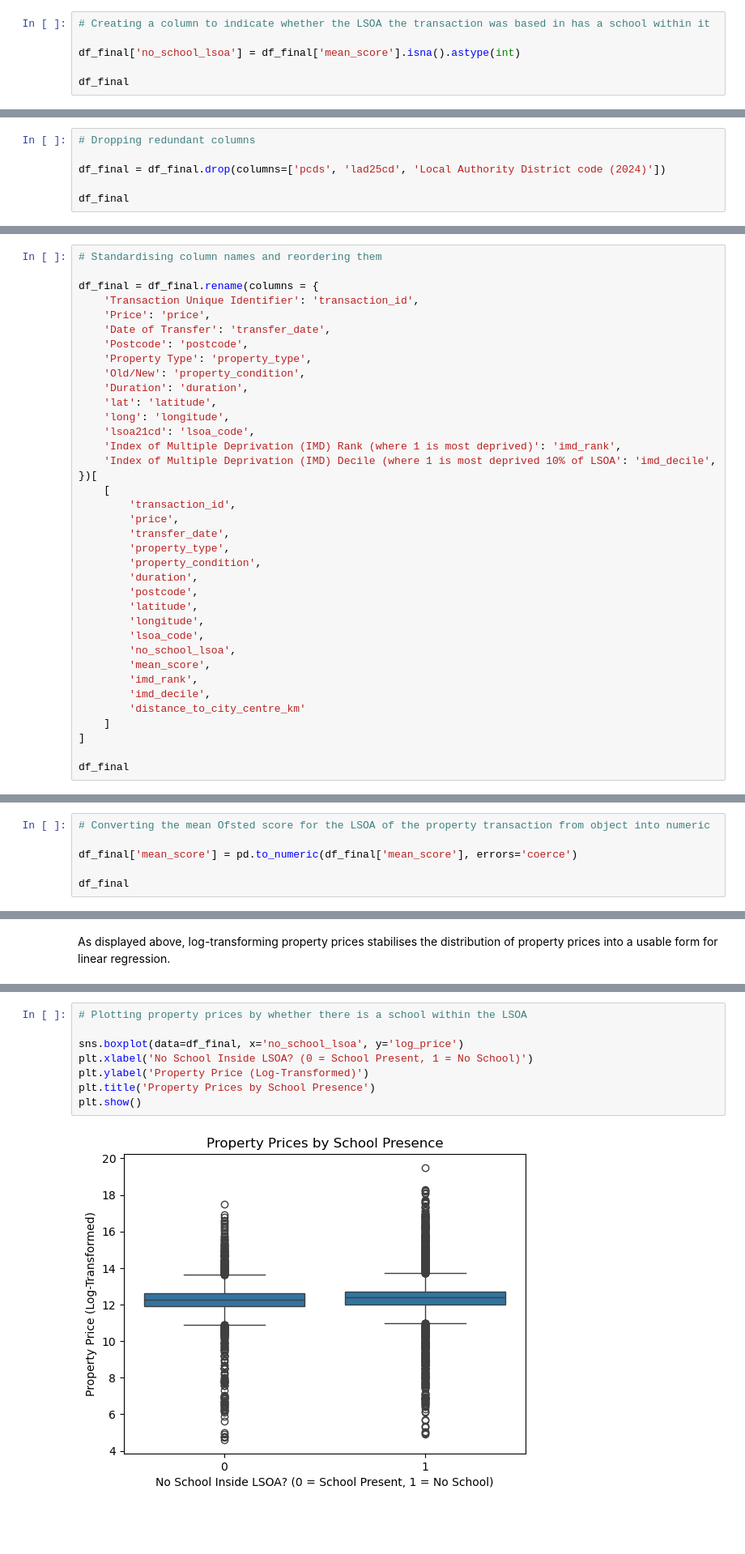
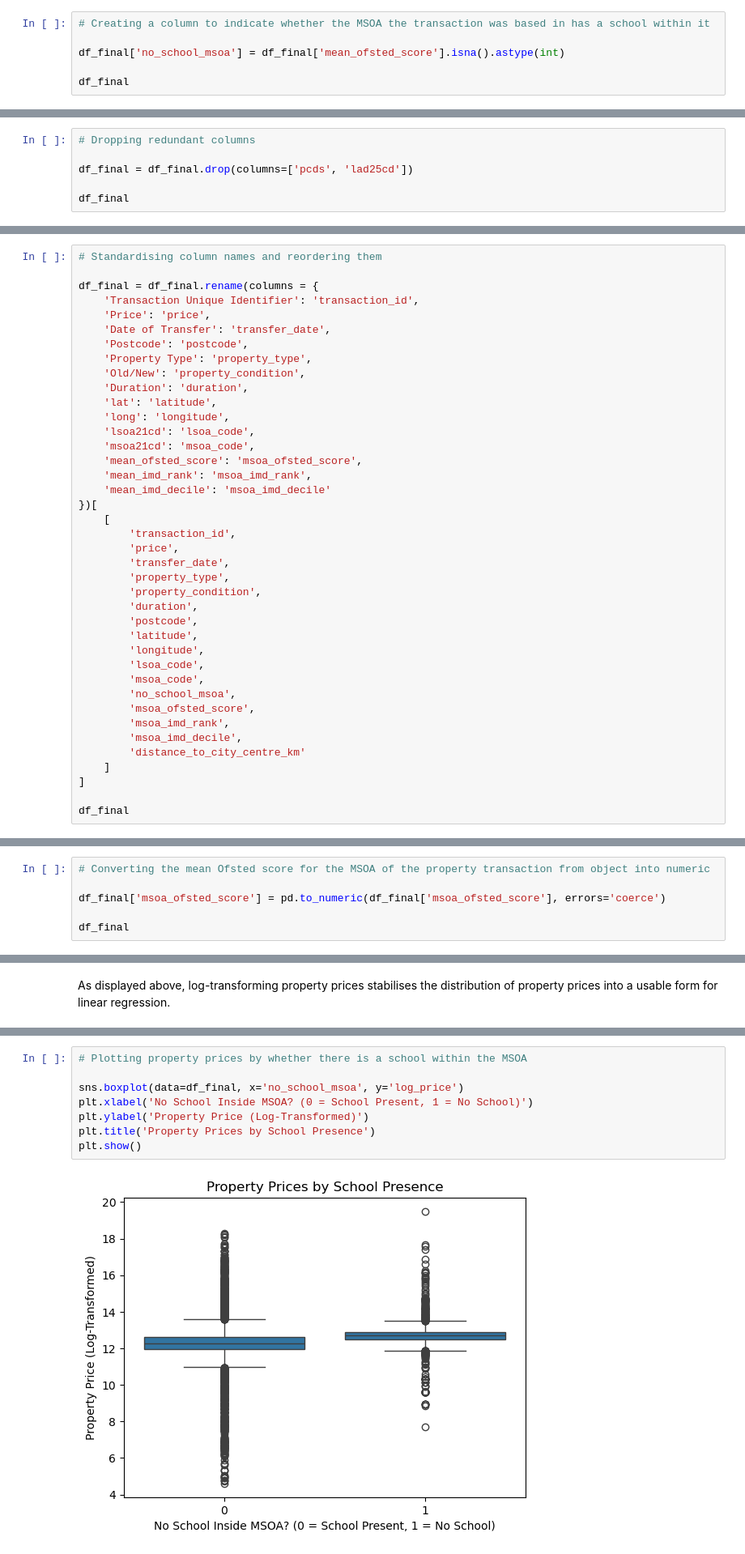
Before and after one commit to jonathanskuy/manchester-property-vs-education, a Jupyter notebook: notebooks/manchester_property_vs_education.ipynb, the cells around one changed output, grey strips where cells are left out. Shown at 81% size. Drawn from its saved outputs; the diff is of its cells as text; blank space fills up the shorter version.

Commit message:
Transitioning to MSOA Level Data (In-Progress)

```diff
--- a/notebooks/manchester_property_vs_education.ipynb
+++ b/notebooks/manchester_property_vs_education.ipynb
@@ -745,7 +797,7 @@ df_final['mean_score'].isna().mean() * 100
 # %%
-# Creating a column to indicate whether the LSOA the transaction was based in has a school within it
+# Creating a column to indicate whether the MSOA the transaction was based in has a school within it
 
-df_final['no_school_lsoa'] = df_final['mean_score'].isna().astype(int)
+df_final['no_school_msoa'] = df_final['mean_ofsted_score'].isna().astype(int)
 
 df_final
 # %% [output]
@@ -805,7 +857,7 @@ df_final
 # %%
 # Dropping redundant columns
 
-df_final = df_final.drop(columns=['pcds', 'lad25cd', 'Local Authority District code (2024)'])
+df_final = df_final.drop(columns=['pcds', 'lad25cd'])
 
 df_final
 # %% [output]
@@ -836,8 +888,10 @@ df_final = df_final.rename(columns = {
     'lat': 'latitude',
     'long': 'longitude',
     'lsoa21cd': 'lsoa_code',
-    'Index of Multiple Deprivation (IMD) Rank (where 1 is most deprived)': 'imd_rank',
-    'Index of Multiple Deprivation (IMD) Decile (where 1 is most deprived 10% of LSOA': 'imd_decile',
+    'msoa21cd': 'msoa_code',
+    'mean_ofsted_score': 'msoa_ofsted_score',
+    'mean_imd_rank': 'msoa_imd_rank',
+    'mean_imd_decile': 'msoa_imd_decile'
 })[
     [
         'transaction_id',
@@ -850,10 +904,11 @@ df_final = df_final.rename(columns = {
         'latitude',
         'longitude',
         'lsoa_code',
-        'no_school_lsoa',
-        'mean_score',
-        'imd_rank',
-        'imd_decile',
+        'msoa_code',
+        'no_school_msoa',
+        'msoa_ofsted_score',
+        'msoa_imd_rank',
+        'msoa_imd_decile',
         'distance_to_city_centre_km'
     ]
 ]
@@ -937,9 +993,9 @@ imd_decile                    0.000000
 distance_to_city_centre_km    0.000000
 dtype: float64
 # %%
-# Converting the mean Ofsted score for the LSOA of the property transaction from object into numeric
+# Converting the mean Ofsted score for the MSOA of the property transaction from object into numeric
 
-df_final['mean_score'] = pd.to_numeric(df_final['mean_score'], errors='coerce')
+df_final['msoa_ofsted_score'] = pd.to_numeric(df_final['msoa_ofsted_score'], errors='coerce')
 
 df_final
 # %% [output]
@@ -1053,13 +1109,13 @@ Around 60% of the data contains property transactions within LSOAs that have eit
 # %%
-# Plotting property prices by whether there is a school within the LSOA
+# Plotting property prices by whether there is a school within the MSOA
 
-sns.boxplot(data=df_final, x='no_school_lsoa', y='log_price')
-plt.xlabel('No School Inside LSOA? (0 = School Present, 1 = No School)')
+sns.boxplot(data=df_final, x='no_school_msoa', y='log_price')
+plt.xlabel('No School Inside MSOA? (0 = School Present, 1 = No School)')
 plt.ylabel('Property Price (Log-Transformed)')
 plt.title('Property Prices by School Presence')
 plt.show()
 # %% [output]
-[figure, old version]
+[figure, new version]
 # %% [markdown]
 The distribution of property prices in areas with a school differs to that of property prices in areas with no schools/inspections. This implies that the presence of schools in the area also affects property prices.
 # %%
```
Also changed, not shown: parts of 32 cells of this notebook, 1 other file.
